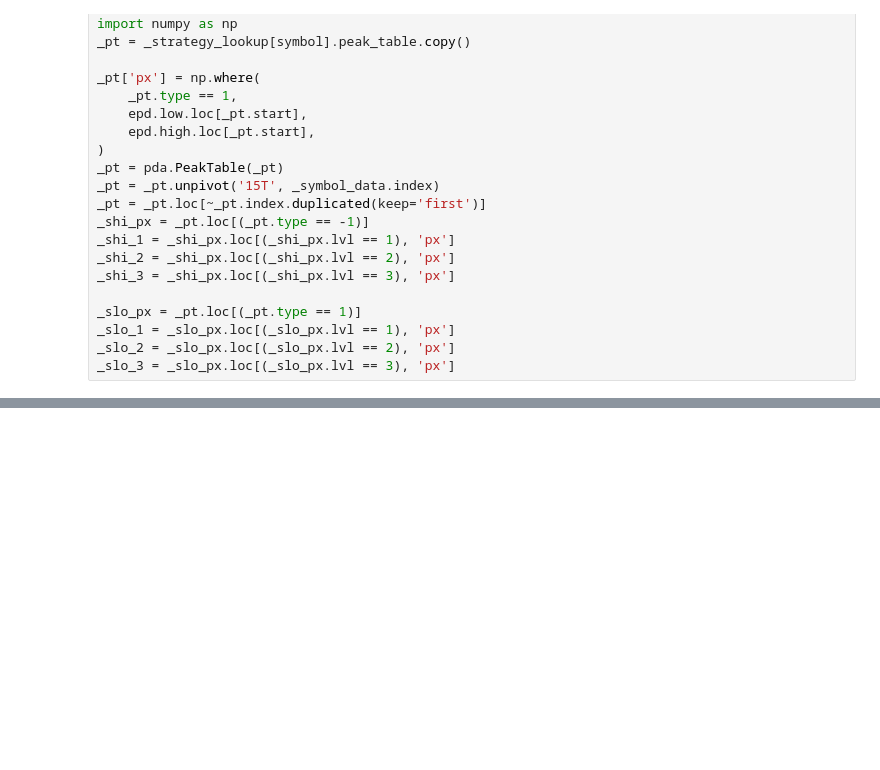
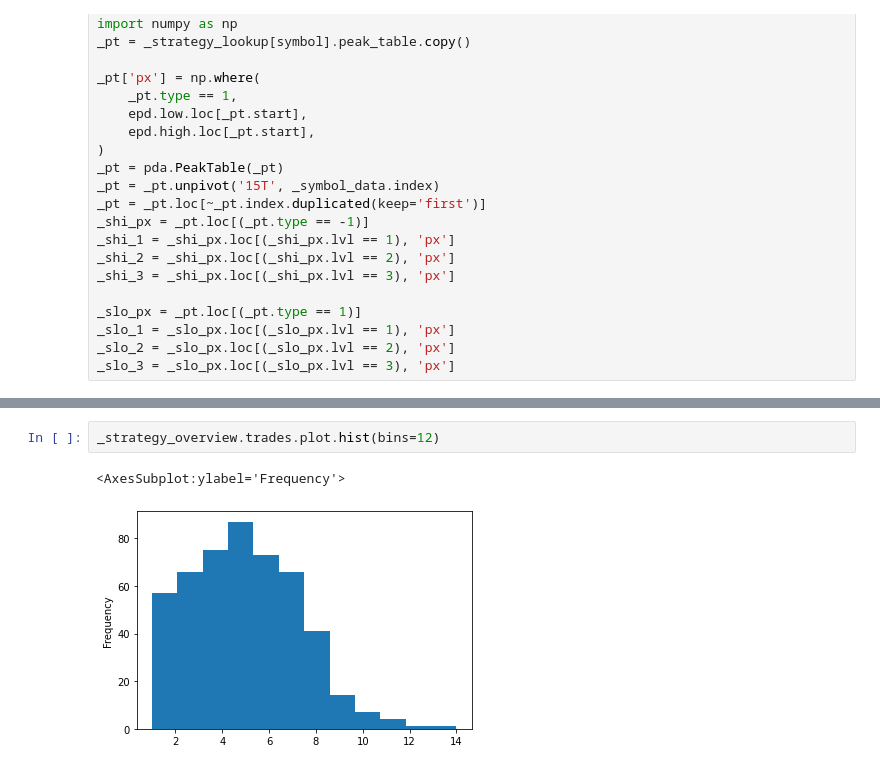
Before and after one commit to bjahnke/blue_bird_pms, a Jupyter notebook: src/backtester.ipynb, the cells around one changed output, grey strips where cells are left out. Saved outputs shown, nothing was run; the diff lists cells and outputs as text; blank space fills up the shorter version.

```diff
--- a/src/backtester.ipynb
+++ b/src/backtester.ipynb
@@ -125,0 +138,5 @@ plot(1)
+# %%
+_strategy_overview.trades.plot.hist(bins=12)
+# %% [output]
+<AxesSubplot:ylabel='Frequency'>
+[figure, added]
```
Also changed, not shown: parts of 10 cells of this notebook, 4 other files.
